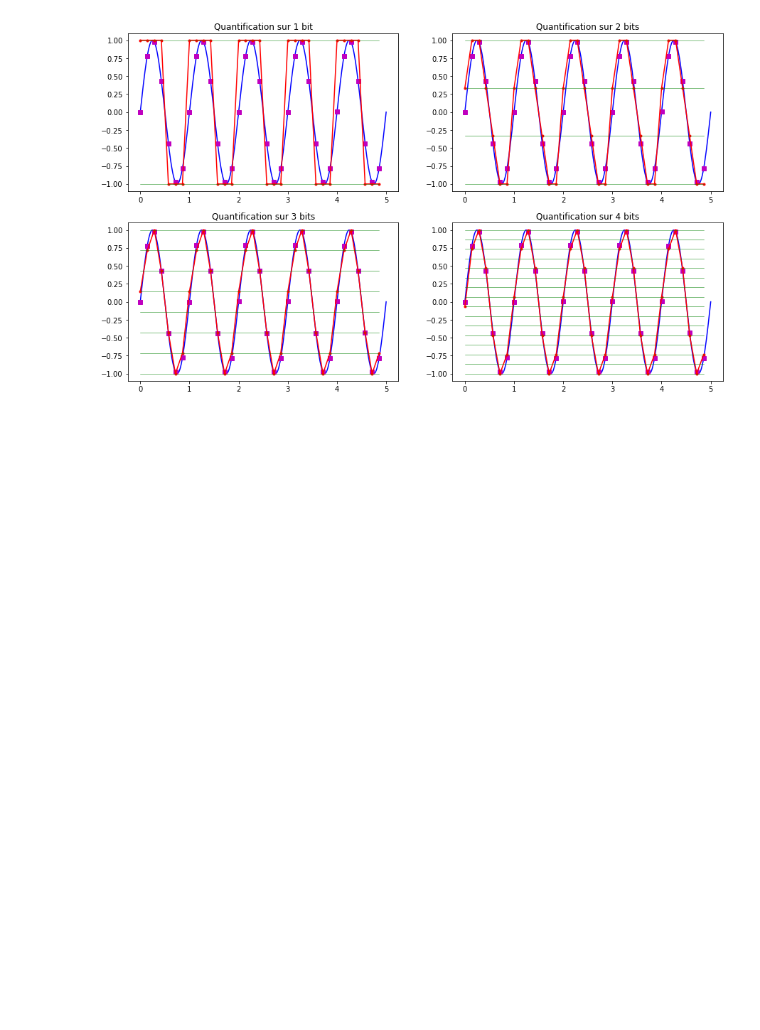
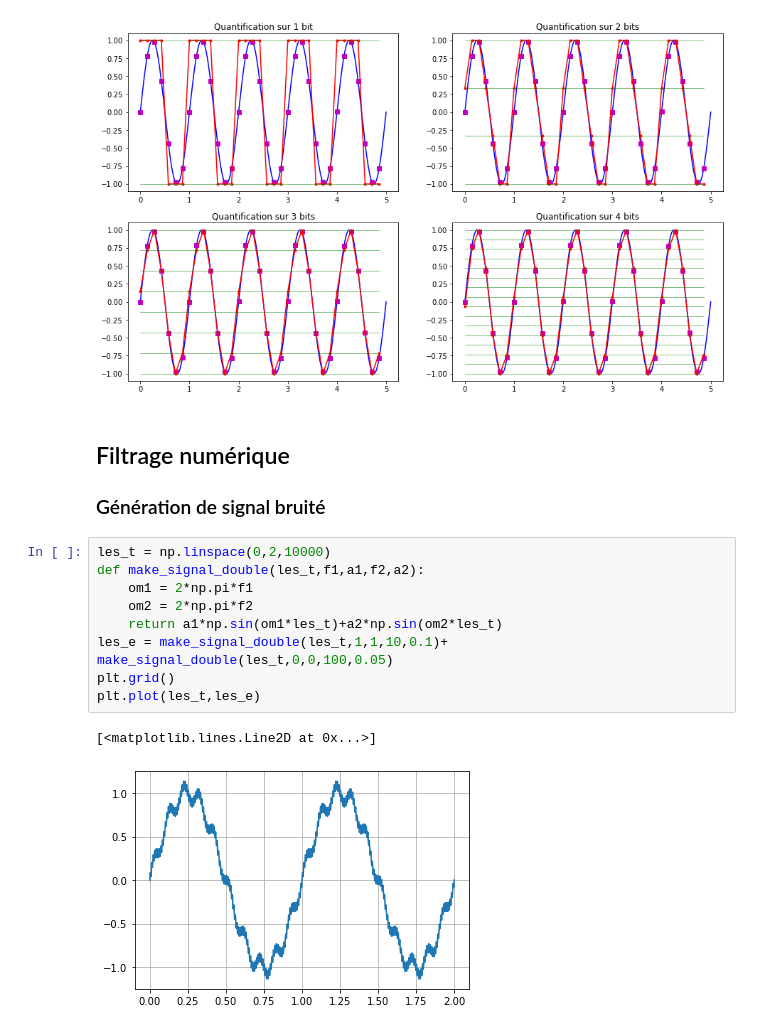
Before and after one commit to xpessoles/PSI_Cy_03_ConceptionCommande, a Jupyter notebook: Chapitre_02_CorrecteursNumeriques/01_Cy_03_02_Jupyter/FiltrageNumerique.ipynb, the cells around one changed output. Cells and saved outputs as stored; diff of their text form; blank space fills up the shorter version.

```diff
--- a/Chapitre_02_CorrecteursNumeriques/01_Cy_03_02_Jupyter/FiltrageNumerique.ipynb
+++ b/Chapitre_02_CorrecteursNumeriques/01_Cy_03_02_Jupyter/FiltrageNumerique.ipynb
@@ -266,3 +263,18 @@ axs[1, 1].set_title("Quantification sur 4 bits")
 # %% [output]
 Text(0.5, 1.0, 'Quantification sur 4 bits')
 [figure]
+# %% [markdown]
+## Filtrage numérique
+### Génération de signal bruité
+# %%
+les_t = np.linspace(0,2,10000)
+def make_signal_double(les_t,f1,a1,f2,a2):
+    om1 = 2*np.pi*f1
+    om2 = 2*np.pi*f2
+    return a1*np.sin(om1*les_t)+a2*np.sin(om2*les_t)
+les_e = make_signal_double(les_t,1,1,10,0.1)+ make_signal_double(les_t,0,0,100,0.05)
+plt.grid()
+plt.plot(les_t,les_e)
+# %% [output]
+[<matplotlib.lines.Line2D at 0x...>]
+[figure, added]
```
Also changed, not shown: parts of 8 cells of this notebook, 1 other file.
